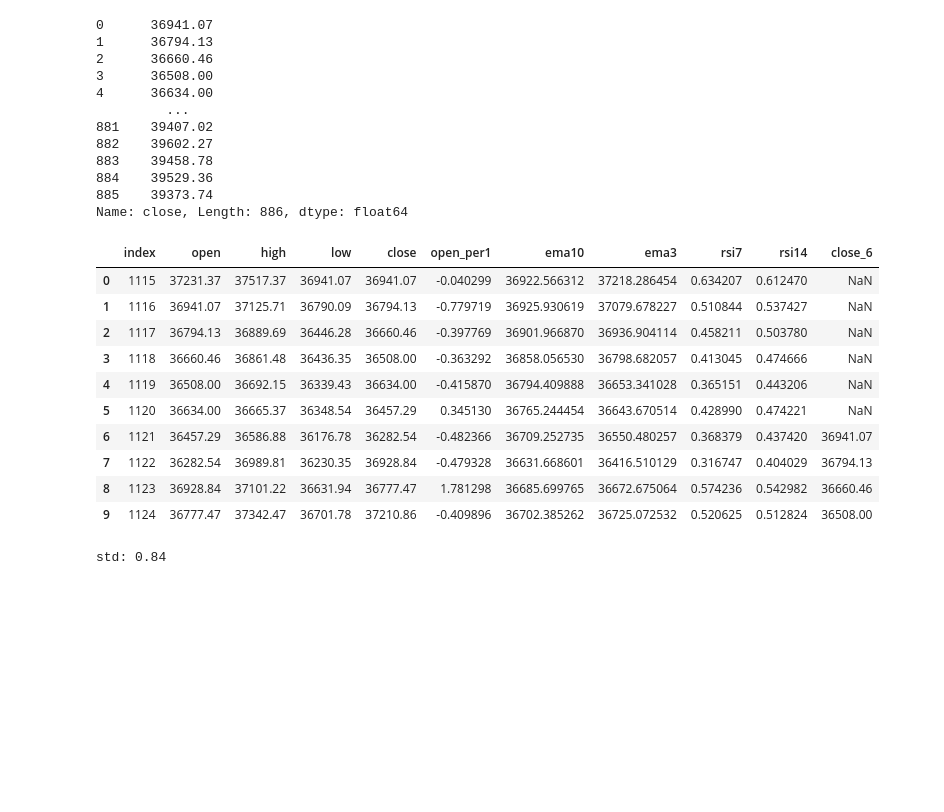
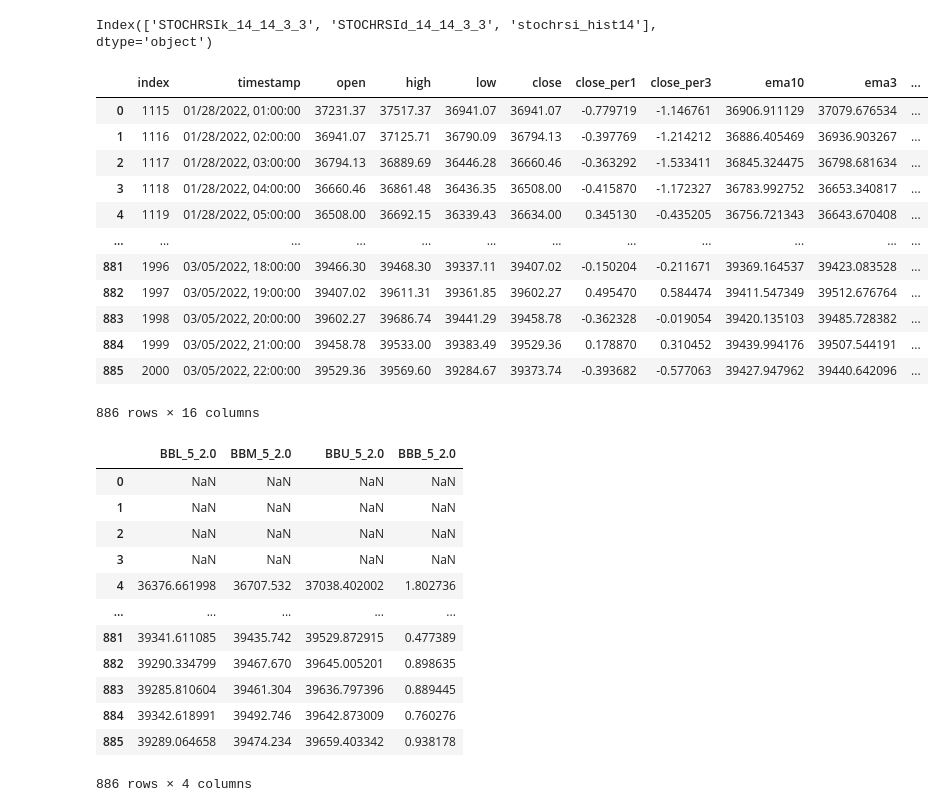
Before and after one commit to tenicho/Crypto_TB_development, a Jupyter notebook: crypto_model_development/test_importing_data.ipynb, the cells around one changed output. Saved outputs shown, nothing was run; the diff lists cells and outputs as text; code cells hidden in the pictures; blank space fills up the shorter version.

```diff
--- a/crypto_model_development/test_importing_data.ipynb
+++ b/crypto_model_development/test_importing_data.ipynb
@@ -61,0 +89,2 @@ df.tail(5)
+# %%
+df['BB_perL'] = -1*((df_bbands['BBM_5_2.0']-df_bbands['BBL_5_2.0'])/df_bbands['BBM_5_2.0'])
@@ -61,0 +104,2 @@ df.tail(5)
+# %%
+df['BB_perH'] = -1*((df_bbands['BBM_5_2.0']-df_bbands['BBU_5_2.0'])/df_bbands['BBM_5_2.0'])
@@ -62,15 +186,28 @@ df.tail(5)
+# %%
+df_stochrsi7 = df.ta.stochrsi(length=7, rsi_length=7)
+df_stochrsi14 = df.ta.stochrsi(length=14, rsi_length=14)
+df_stochrsi7['stochrsi_hist7'] = df_stochrsi7['STOCHRSIk_7_7_3_3'] - df_stochrsi7['STOCHRSId_7_7_3_3']
+df_stochrsi14['stochrsi_hist14'] = df_stochrsi14['STOCHRSIk_14_14_3_3'] - df_stochrsi14['STOCHRSId_14_14_3_3']
+# %%
+df_stochrsi14.columns
+# %% [output]
+Index(['STOCHRSIk_14_14_3_3', 'STOCHRSId_14_14_3_3', 'stochrsi_hist14'], dtype='object')
+# %%
+df['stochrsi_hist7'] = (df_stochrsi7['STOCHRSIk_7_7_3_3'] - df_stochrsi7['STOCHRSId_7_7_3_3'])/100
+df['stochrsi_hist14'] = (df_stochrsi14['STOCHRSIk_14_14_3_3'] - df_stochrsi14['STOCHRSId_14_14_3_3'])/100
 # %%
-df['close']
+df
 # %% [output]
+|  | index | timestamp | open | high | low | close | close_per1 | close_per3 | ema10 | ema3 | ... |
+| 0 | 1115 | 01/28/2022, 01:00:00 | 37231.37 | 37517.37 | 36941.07 | 36941.07 | -0.779719 | -1.146761 | 36906.911129 | 37079.676534 | ... |
+| 1 | 1116 | 01/28/2022, 02:00:00 | 36941.07 | 37125.71 | 36790.09 | 36794.13 | -0.397769 | -1.214212 | 36886.405469 | 36936.903267 | ... |
+| 2 | 1117 | 01/28/2022, 03:00:00 | 36794.13 | 36889.69 | 36446.28 | 36660.46 | -0.363292 | -1.533411 | 36845.324475 | 36798.681634 | ... |
+| 3 | 1118 | 01/28/2022, 04:00:00 | 36660.46 | 36861.48 | 36436.35 | 36508.00 | -0.415870 | -1.172327 | 36783.992752 | 36653.340817 | ... |
+| 4 | 1119 | 01/28/2022, 05:00:00 | 36508.00 | 36692.15 | 36339.43 | 36634.00 | 0.345130 | -0.435205 | 36756.721343 | 36643.670408 | ... |
+| ... | ... | ... | ... | ... | ... | ... | ... | ... | ... | ... | ... |
+| 881 | 1996 | 03/05/2022, 18:00:00 | 39466.30 | 39468.30 | 39337.11 | 39407.02 | -0.150204 | -0.211671 | 39369.164537 | 39423.083528 | ... |
+| 882 | 1997 | 03/05/2022, 19:00:00 | 39407.02 | 39611.31 | 39361.85 | 39602.27 | 0.495470 | 0.584474 | 39411.547349 | 39512.676764 | ... |
+| 883 | 1998 | 03/05/2022, 20:00:00 | 39602.27 | 39686.74 | 39441.29 | 39458.78 | -0.362328 | -0.019054 | 39420.135103 | 39485.728382 | ... |
+| 884 | 1999 | 03/05/2022, 21:00:00 | 39458.78 | 39533.00 | 39383.49 | 39529.36 | 0.178870 | 0.310452 | 39439.994176 | 39507.544191 | ... |
+| 885 | 2000 | 03/05/2022, 22:00:00 | 39529.36 | 39569.60 | 39284.67 | 39373.74 | -0.393682 | -0.577063 | 39427.947962 | 39440.642096 | ... |
-0      36941.07
-1      36794.13
-2      36660.46
-3      36508.00
-4      36634.00
-         ...
-881    39407.02
-882    39602.27
-883    39458.78
-884    39529.36
-885    39373.74
-Name: close, Length: 886, dtype: float64
+886 rows × 16 columns
@@ -81,21 +214,16 @@ df['close_6'] = close_6
-# %%
-df.head(10)
-# %% [output]
-|  | index | open | high | low | close | open_per1 | ema10 | ema3 | rsi7 | rsi14 | close_6 |
-| 0 | 1115 | 37231.37 | 37517.37 | 36941.07 | 36941.07 | -0.040299 | 36922.566312 | 37218.286454 | 0.634207 | 0.612470 | NaN |
-| 1 | 1116 | 36941.07 | 37125.71 | 36790.09 | 36794.13 | -0.779719 | 36925.930619 | 37079.678227 | 0.510844 | 0.537427 | NaN |
-| 2 | 1117 | 36794.13 | 36889.69 | 36446.28 | 36660.46 | -0.397769 | 36901.966870 | 36936.904114 | 0.458211 | 0.503780 | NaN |
-| 3 | 1118 | 36660.46 | 36861.48 | 36436.35 | 36508.00 | -0.363292 | 36858.056530 | 36798.682057 | 0.413045 | 0.474666 | NaN |
-| 4 | 1119 | 36508.00 | 36692.15 | 36339.43 | 36634.00 | -0.415870 | 36794.409888 | 36653.341028 | 0.365151 | 0.443206 | NaN |
-| 5 | 1120 | 36634.00 | 36665.37 | 36348.54 | 36457.29 | 0.345130 | 36765.244454 | 36643.670514 | 0.428990 | 0.474221 | NaN |
-| 6 | 1121 | 36457.29 | 36586.88 | 36176.78 | 36282.54 | -0.482366 | 36709.252735 | 36550.480257 | 0.368379 | 0.437420 | 36941.07 |
-| 7 | 1122 | 36282.54 | 36989.81 | 36230.35 | 36928.84 | -0.479328 | 36631.668601 | 36416.510129 | 0.316747 | 0.404029 | 36794.13 |
-| 8 | 1123 | 36928.84 | 37101.22 | 36631.94 | 36777.47 | 1.781298 | 36685.699765 | 36672.675064 | 0.574236 | 0.542982 | 36660.46 |
-| 9 | 1124 | 36777.47 | 37342.47 | 36701.78 | 37210.86 | -0.409896 | 36702.385262 | 36725.072532 | 0.520625 | 0.512824 | 36508.00 |
-# %%
-df['O_C_percent'] = list(100*(df['close_6']-df['open'])/df['open'])
-
-value = df['O_C_percent'].std()*0.5
-print("std: {}".format(round(float(value),2)))
-# %% [output]
-std: 0.84
+# %%
+df.ta.bbands()
+# %% [output]
+|  | BBL_5_2.0 | BBM_5_2.0 | BBU_5_2.0 | BBB_5_2.0 |
+| 0 | NaN | NaN | NaN | NaN |
+| 1 | NaN | NaN | NaN | NaN |
+| 2 | NaN | NaN | NaN | NaN |
+| 3 | NaN | NaN | NaN | NaN |
+| 4 | 36376.661998 | 36707.532 | 37038.402002 | 1.802736 |
+| ... | ... | ... | ... | ... |
+| 881 | 39341.611085 | 39435.742 | 39529.872915 | 0.477389 |
+| 882 | 39290.334799 | 39467.670 | 39645.005201 | 0.898635 |
+| 883 | 39285.810604 | 39461.304 | 39636.797396 | 0.889445 |
+| 884 | 39342.618991 | 39492.746 | 39642.873009 | 0.760276 |
+| 885 | 39289.064658 | 39474.234 | 39659.403342 | 0.938178 |
+886 rows × 4 columns
```
Also changed, not shown: parts of 16 cells of this notebook, 7 other files.
